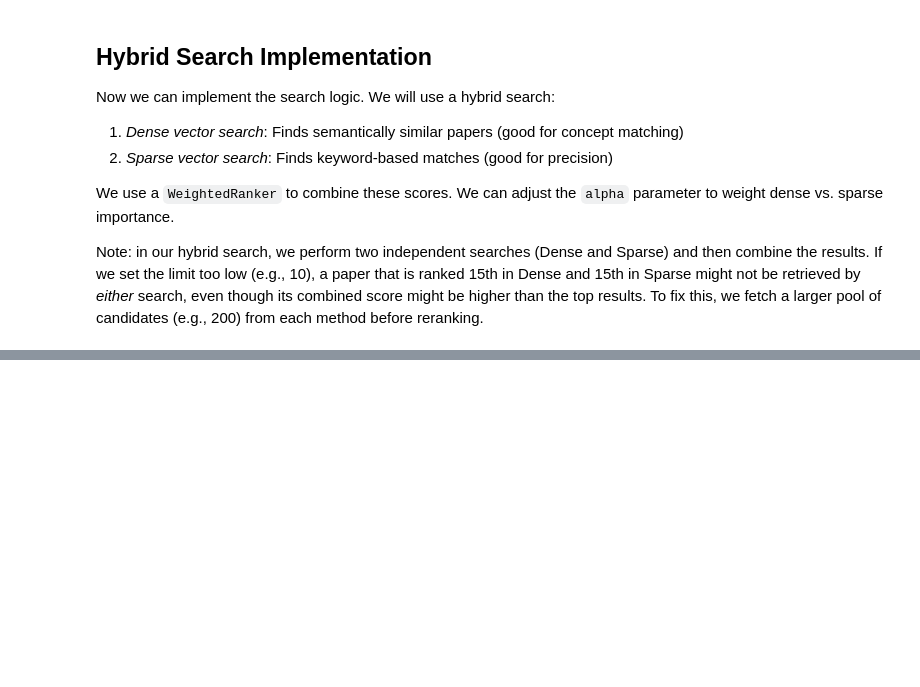
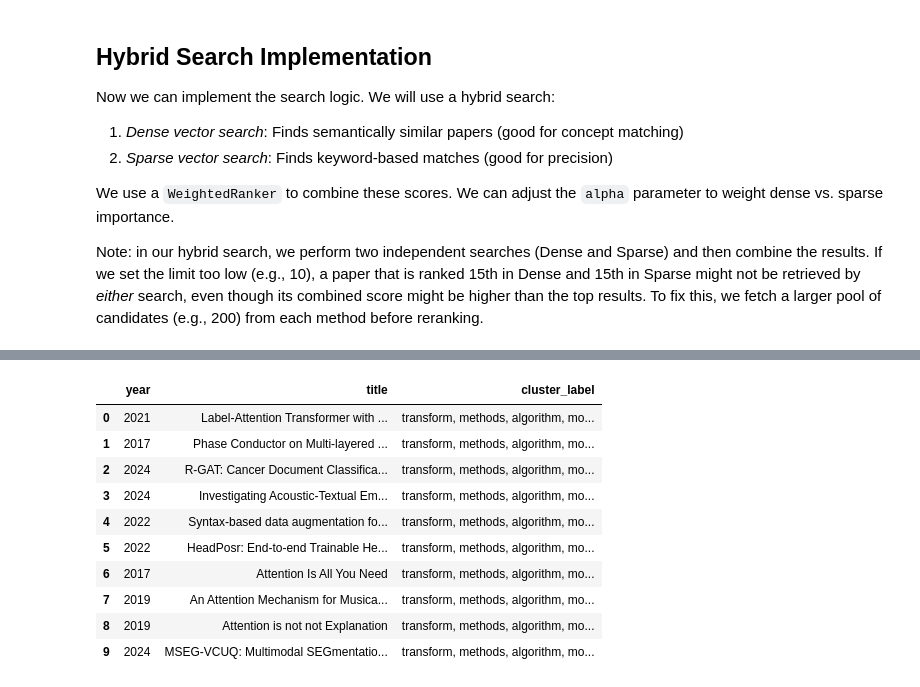
Before and after one commit to bolst/scientific-concept-evolution-tracker, a Jupyter notebook: notebooks/scet.ipynb, the cells around one changed output, grey strips where cells are left out. Saved outputs shown, nothing was run; the diff lists cells and outputs as text; code cells hidden in the pictures; blank space fills up the shorter version.

```diff
--- a/notebooks/scet.ipynb
+++ b/notebooks/scet.ipynb
@@ -535,0 +538,58 @@ Success! 'Attention Is All You Need' found at rank 7 with score 0.9266
+# %%
+from sklearn.cluster import KMeans
+from collections import defaultdict
+
+def analyze_concept_evolution(search_results_df: pd.DataFrame, embeddings_df: pd.DataFrame, n_clusters) -> tuple[pd.DataFrame, dict]:
+    """
+    Clusters search results into sub-concepts and tracks them over time.
+    """
+    # merge with embeddings to get the vectors
+    # need dense vectors for clustering, sparse vectors for labeling
+    df = search_results_df.merge(embeddings_df[['arxiv_id', 'dense_vector', 'sparse_vector', 'title']], on='arxiv_id')
+
+    if len(df) < n_clusters:
+        raise ValueError(f"Not enough data points ({len(df)}) for {n_clusters} clusters.")
+
+    # build clusters from dense vectors
+    print(f"Clustering {len(df)} papers into {n_clusters} concepts...")
+    matrix = np.stack(df['dense_vector'].values)
+    kmeans = KMeans(n_clusters=n_clusters, random_state=42, n_init=10)
+    df['cluster'] = kmeans.fit_predict(matrix)
+
+    # build cluster labels with sparse vectors
+    cluster_labels = {}
+    print("Generating cluster labels...")
+    for cluster_id in range(n_clusters):
+        cluster = df[df['cluster'] == cluster_id]
+
+        # build map (token -> token's total weight in the cluster)
+        token_weights = defaultdict(float)
+        for sparse_vec in cluster['sparse_vector']:
+            for token_id, weight in sparse_vec.items():
+                token_weights[token_id] += weight
+
+        # decode top tokens (i.e., tokens with largest weight)
+        top_tokens = sorted(token_weights.items(), key=lambda x: x[1], reverse=True)[:5]
+        decoded_tokens = [sparse_tokenizer.decode([token]) for token, _ in top_tokens]
+
+        # use decoded tokens (i.e., sub-concepts) as labels
+        label = ", ".join(decoded_tokens)
+        cluster_labels[cluster_id] = label
+
+    df['cluster_label'] = df['cluster'].map(cluster_labels)
+    return df, cluster_labels
+
+
+print(f"Searching for '{query}'...")
+concept_results = search_papers(query, limit=500, alpha=0.5) # use a larger limit
+
+print("Analyzing concepts...")
+clustered_df, labels = analyze_concept_evolution(concept_results, embedded_papers, n_clusters = 2)
+
+print("\nIdentified Concepts:")
+for cid, label in labels.items():
+    count = len(clustered_df[clustered_df['cluster'] == cid])
+    print(f"Cluster {cid} ({count} papers): {label}")
+
+clustered_df[['year', 'title', 'cluster_label']].head(10)
+# %% [output]
@@ -535,0 +609,11 @@ Success! 'Attention Is All You Need' found at rank 7 with score 0.9266
+|  | year | title | cluster_label |
+| 0 | 2021 | Label-Attention Transformer with ... | transform, methods, algorithm, mo... |
+| 1 | 2017 | Phase Conductor on Multi-layered ... | transform, methods, algorithm, mo... |
+| 2 | 2024 | R-GAT: Cancer Document Classifica... | transform, methods, algorithm, mo... |
+| 3 | 2024 | Investigating Acoustic-Textual Em... | transform, methods, algorithm, mo... |
+| 4 | 2022 | Syntax-based data augmentation fo... | transform, methods, algorithm, mo... |
+| 5 | 2022 | HeadPosr: End-to-end Trainable He... | transform, methods, algorithm, mo... |
+| 6 | 2017 | Attention Is All You Need | transform, methods, algorithm, mo... |
+| 7 | 2019 | An Attention Mechanism for Musica... | transform, methods, algorithm, mo... |
+| 8 | 2019 | Attention is not not Explanation | transform, methods, algorithm, mo... |
+| 9 | 2024 | MSEG-VCUQ: Multimodal SEGmentatio... | transform, methods, algorithm, mo... |
```
Also changed, not shown: parts of 6 cells of this notebook, 2 other files.
